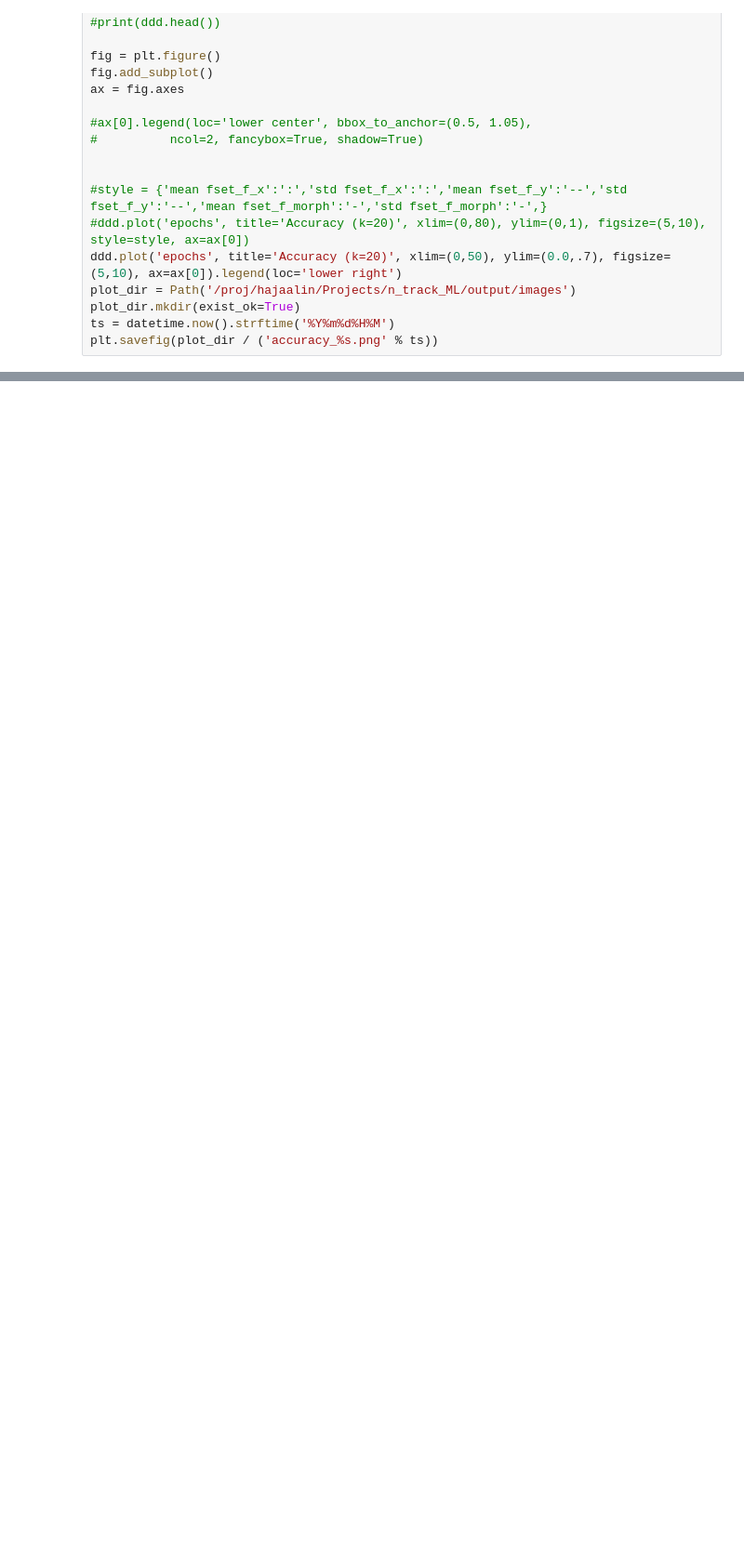
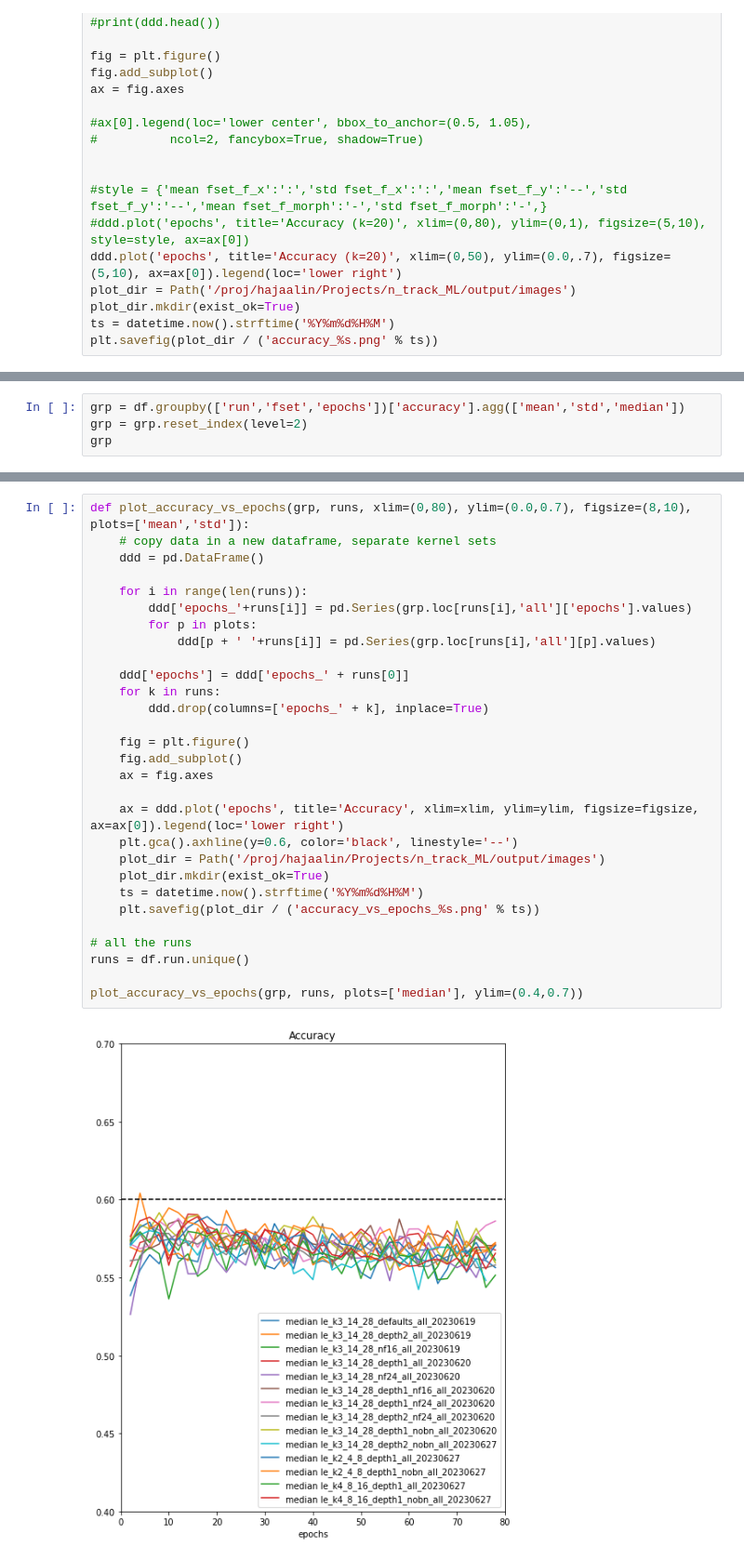
Before and after one commit to hajaalin/n_track_ML, a Jupyter notebook: scripts/tsc/accuracy_vs_epochs.ipynb, the cells around one changed output, grey strips where cells are left out. Shown at 93% size. Cells and saved outputs as stored; diff of their text form; blank space fills up the shorter version.

Commit message:
new plots, parameter search

```diff
--- a/scripts/tsc/accuracy_vs_epochs.ipynb
+++ b/scripts/tsc/accuracy_vs_epochs.ipynb
@@ -129,0 +154,4 @@ plt.savefig(plot_dir / ('accuracy_%s.png' % ts))
+# %%
+grp = df.groupby(['run','fset','epochs'])['accuracy'].agg(['mean','std','median'])
+grp = grp.reset_index(level=2)
+grp
@@ -129,0 +188,31 @@ plt.savefig(plot_dir / ('accuracy_%s.png' % ts))
+# %%
+def plot_accuracy_vs_epochs(grp, runs, xlim=(0,80), ylim=(0.0,0.7), figsize=(8,10), plots=['mean','std']):
+    # copy data in a new dataframe, separate kernel sets
+    ddd = pd.DataFrame()
+
+    for i in range(len(runs)):
+        ddd['epochs_'+runs[i]] = pd.Series(grp.loc[runs[i],'all']['epochs'].values)
+        for p in plots:
+            ddd[p + ' '+runs[i]] = pd.Series(grp.loc[runs[i],'all'][p].values)
+
+    ddd['epochs'] = ddd['epochs_' + runs[0]]
+    for k in runs:
+        ddd.drop(columns=['epochs_' + k], inplace=True)
+
+    fig = plt.figure()
+    fig.add_subplot()
+    ax = fig.axes
+
+    ax = ddd.plot('epochs', title='Accuracy', xlim=xlim, ylim=ylim, figsize=figsize, ax=ax[0]).legend(loc='lower right')
+    plt.gca().axhline(y=0.6, color='black', linestyle='--')
+    plot_dir = Path('/proj/hajaalin/Projects/n_track_ML/output/images')
+    plot_dir.mkdir(exist_ok=True)
+    ts = datetime.now().strftime('%Y%m%d%H%M')
+    plt.savefig(plot_dir / ('accuracy_vs_epochs_%s.png' % ts))
+
+# all the runs
+runs = df.run.unique()
+
+plot_accuracy_vs_epochs(grp, runs, plots=['median'], ylim=(0.4,0.7))
+# %% [output]
+[figure, added]
```
Also changed, not shown: parts of 12 cells of this notebook, 1 other file.
